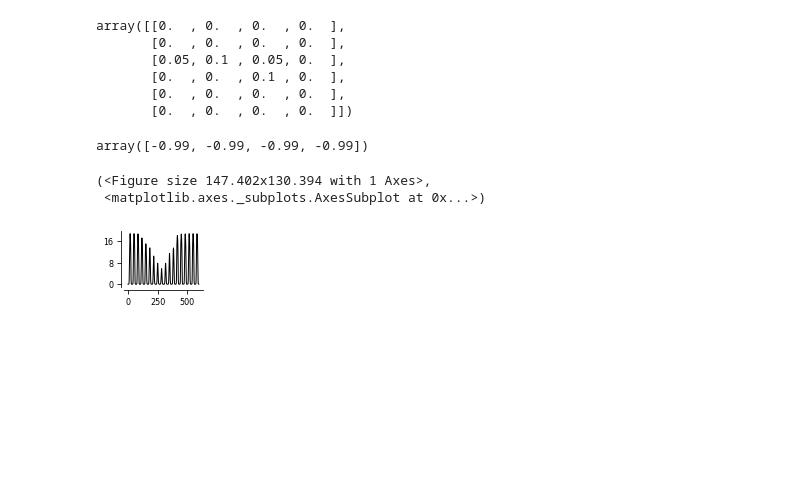
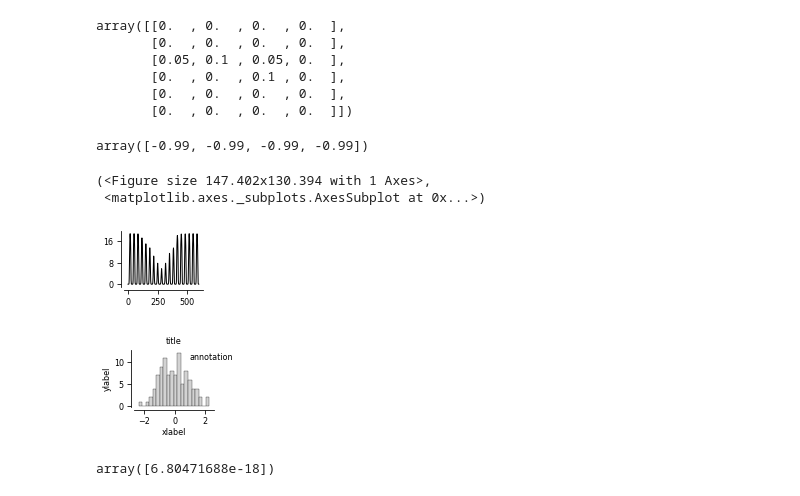
Before and after one commit to yzerlaut/spkNtwk-cortStatesWakefulness, a Jupyter notebook: notebook.ipynb, the cells around one changed output. Cells and saved outputs as stored; diff of their text form; code cells hidden in the pictures; blank space fills up the shorter version.

```diff
--- a/notebook.ipynb
+++ b/notebook.ipynb
@@ -337,0 +334,12 @@ data['Model']['p_pyrExc_pyrExc'] = 1
+# %%
+ge = graph_env()
+fig, ax = ge.hist(np.random.randn(100),
+                  axes_args=dict(xlabel='xlabel', ylabel='ylabel'))
+ge.title(ax, 'title')
+ge.annotate(ax, 'annotation', (.7,.8), xycoords='axes fraction')
+# %% [output]
+[figure, added]
+# %%
+func([20., 0., 0.])
+# %% [output]
+array([6.80471688e-18])
```
Also changed, not shown: parts of 24 cells of this notebook.
